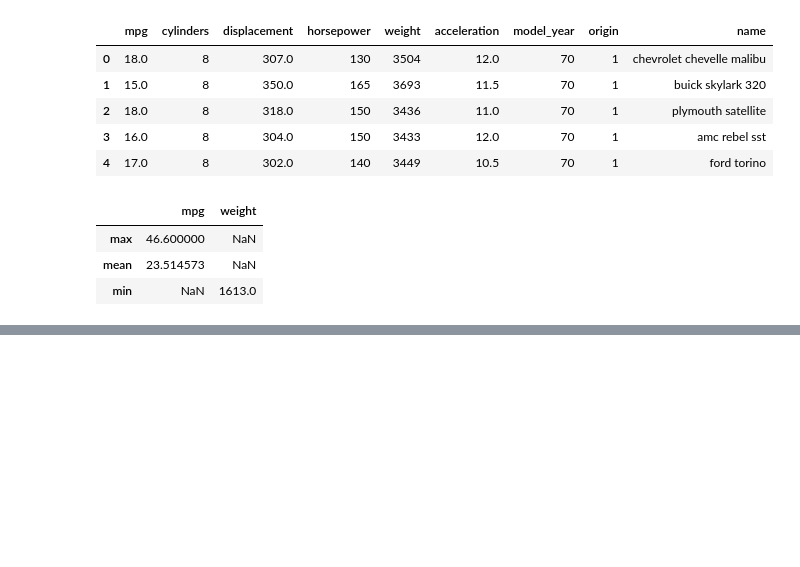
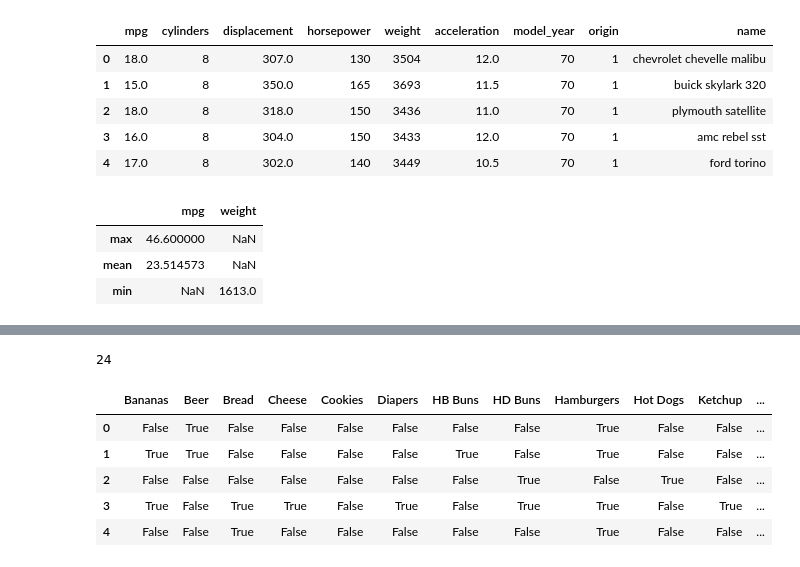
Before and after one commit to C5m7b4/maths, a Jupyter notebook: pandas/06-group_by.ipynb, the cells around one changed output, grey strips where cells are left out. Saved outputs shown, nothing was run; the diff lists cells and outputs as text; code cells hidden in the pictures; blank space fills up the shorter version.

```diff
--- a/pandas/06-group_by.ipynb
+++ b/pandas/06-group_by.ipynb
@@ -202,0 +385,3 @@ ds.agg({'mpg': ['max', 'mean'], 'weight': ['min']})
+# %%
+grouped = transactions.groupby('transaction_id')['product_description'].apply(list)
+grouped
@@ -202,0 +406,19 @@ ds.agg({'mpg': ['max', 'mean'], 'weight': ['min']})
+# %%
+filtered = grouped[grouped.apply(lambda x: len(x) > 1)]
+new_transaction_list = filtered.tolist()
+# %%
+len(new_transaction_list)
+# %% [output]
+24
+# %%
+te = TransactionEncoder()
+te_ary = te.fit_transform(new_transaction_list)
+ds_encoded = pd.DataFrame(te_ary, columns=te.columns_)
+ds_encoded.head()
+# %% [output]
+|  | Bananas | Beer | Bread | Cheese | Cookies | Diapers | HB Buns | HD Buns | Hamburgers | Hot Dogs | Ketchup | ... |
+| 0 | False | True | False | False | False | False | False | False | True | False | False | ... |
+| 1 | True | True | False | False | False | False | True | False | True | False | False | ... |
+| 2 | False | False | False | False | False | False | False | True | False | True | False | ... |
+| 3 | True | False | True | True | False | True | False | True | True | False | True | ... |
+| 4 | False | False | True | False | False | False | False | False | True | False | False | ... |
```
Also changed, not shown: parts of 13 cells of this notebook.
